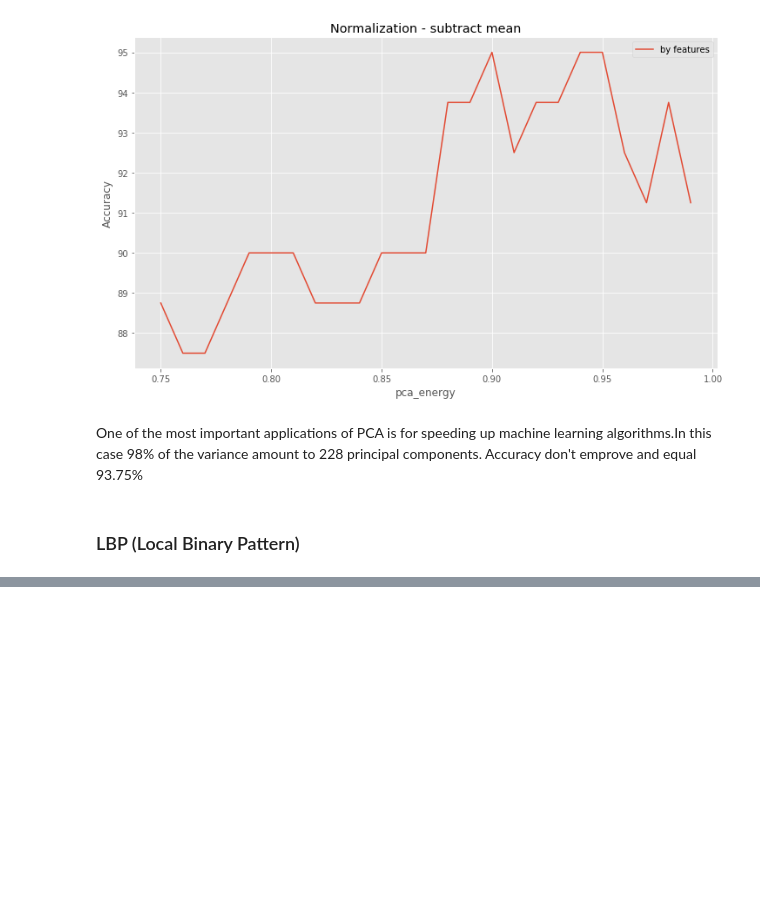
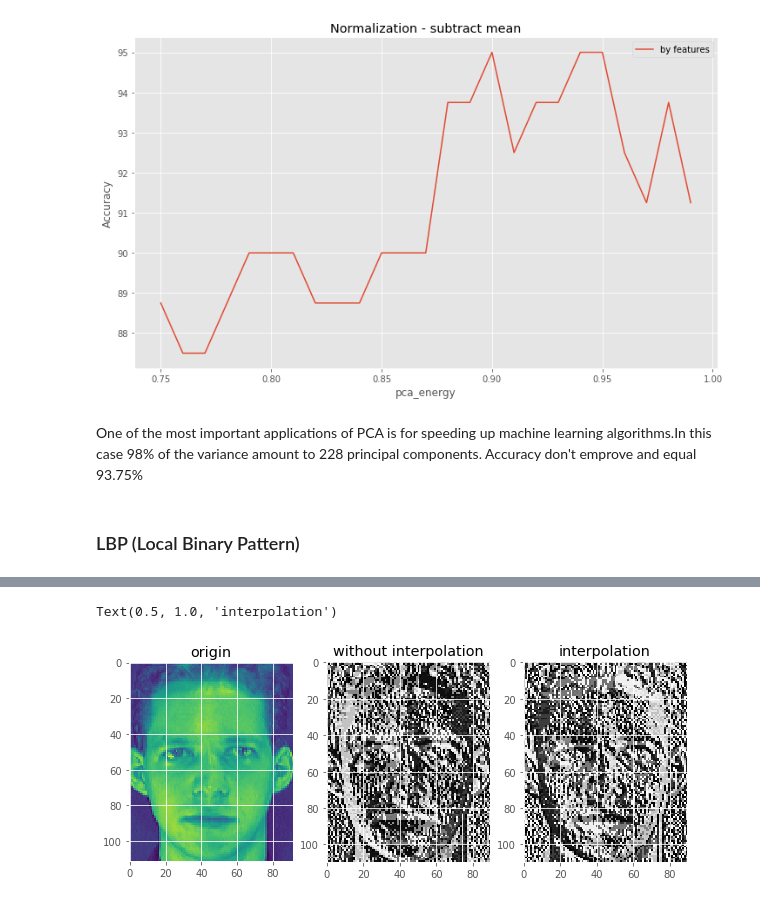
Before and after one commit to vasylcf/face_recognition, a Jupyter notebook: face_recognition_lbp.ipynb, the cells around one changed output, grey strips where cells are left out. Drawn from its saved outputs; the diff is of its cells as text; code cells hidden in the pictures; blank space fills up the shorter version.

```diff
--- a/face_recognition_v5.ipynb
+++ b/face_recognition_lbp.ipynb
@@ -580,0 +765,19 @@ def create_lbp_set(data,height=112,width=92):
+# %%
+#test block
+R=1
+points=lbp_ext_points(R)
+%time tt=lbt_transform_2(img_arr,R,points,interpolation=False)
+%time tt_interp=lbt_transform_2(img_arr,R,points,interpolation=True)
+im_v=train_set[0]
+img_arr=im_v.reshape(112,92)
+plt.figure(figsize=(10,7))
+plt.subplot(131)
+plt.imshow(img_arr)
+plt.title('origin')
+plt.subplot(1,3,2)
+plt.imshow(tt,cmap='gray')
+plt.title('without interpolation')
+plt.subplot(1,3,3)
+plt.imshow(tt_interp,cmap='gray')
+plt.title('interpolation')
+# %% [output]
@@ -581 +786,3 @@ def create_lbp_set(data,height=112,width=92):
+Text(0.5, 1.0, 'interpolation')
+[figure, added]
 # %%
```
Also changed, not shown: parts of 44 cells of this notebook.
